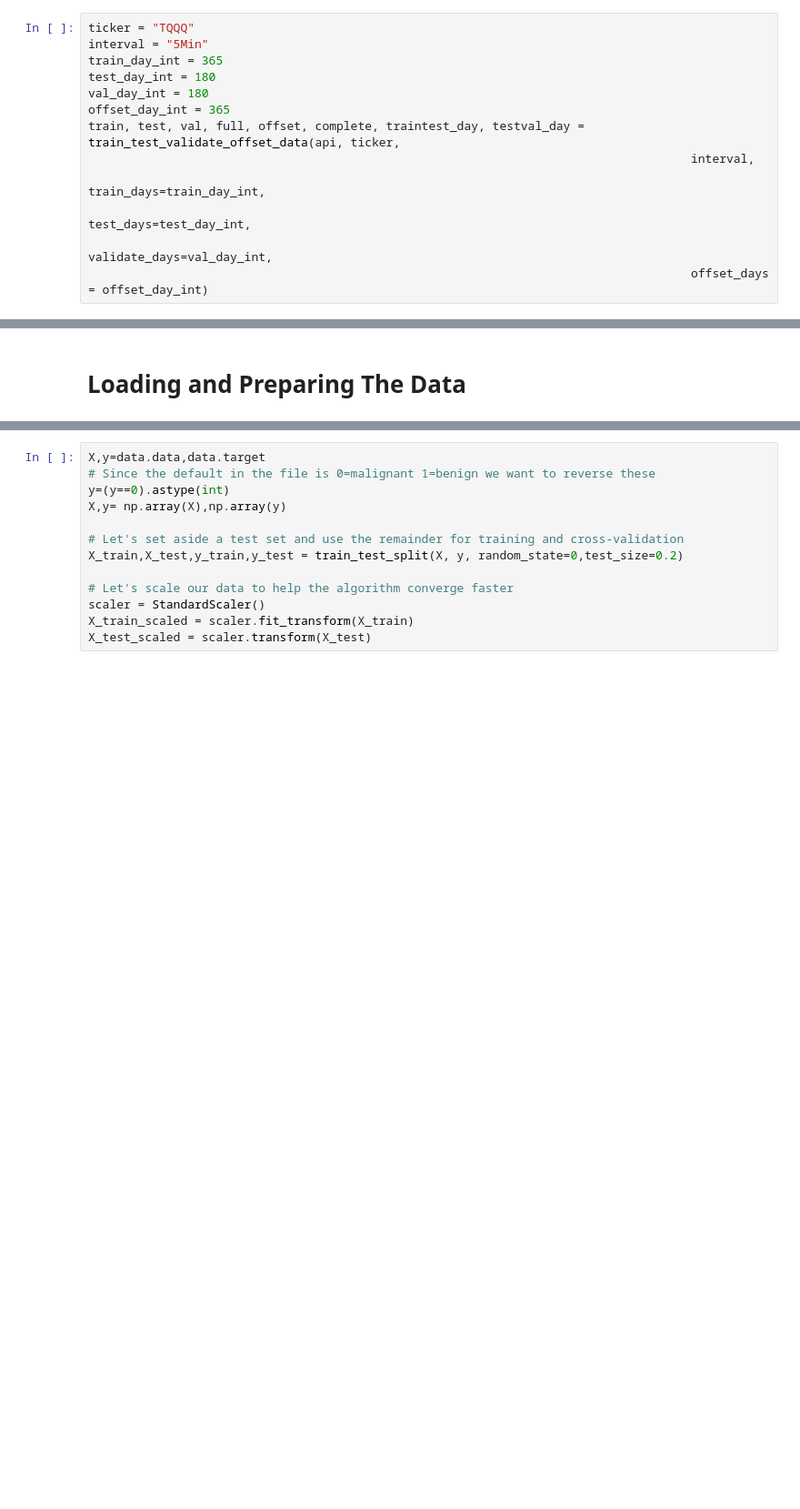
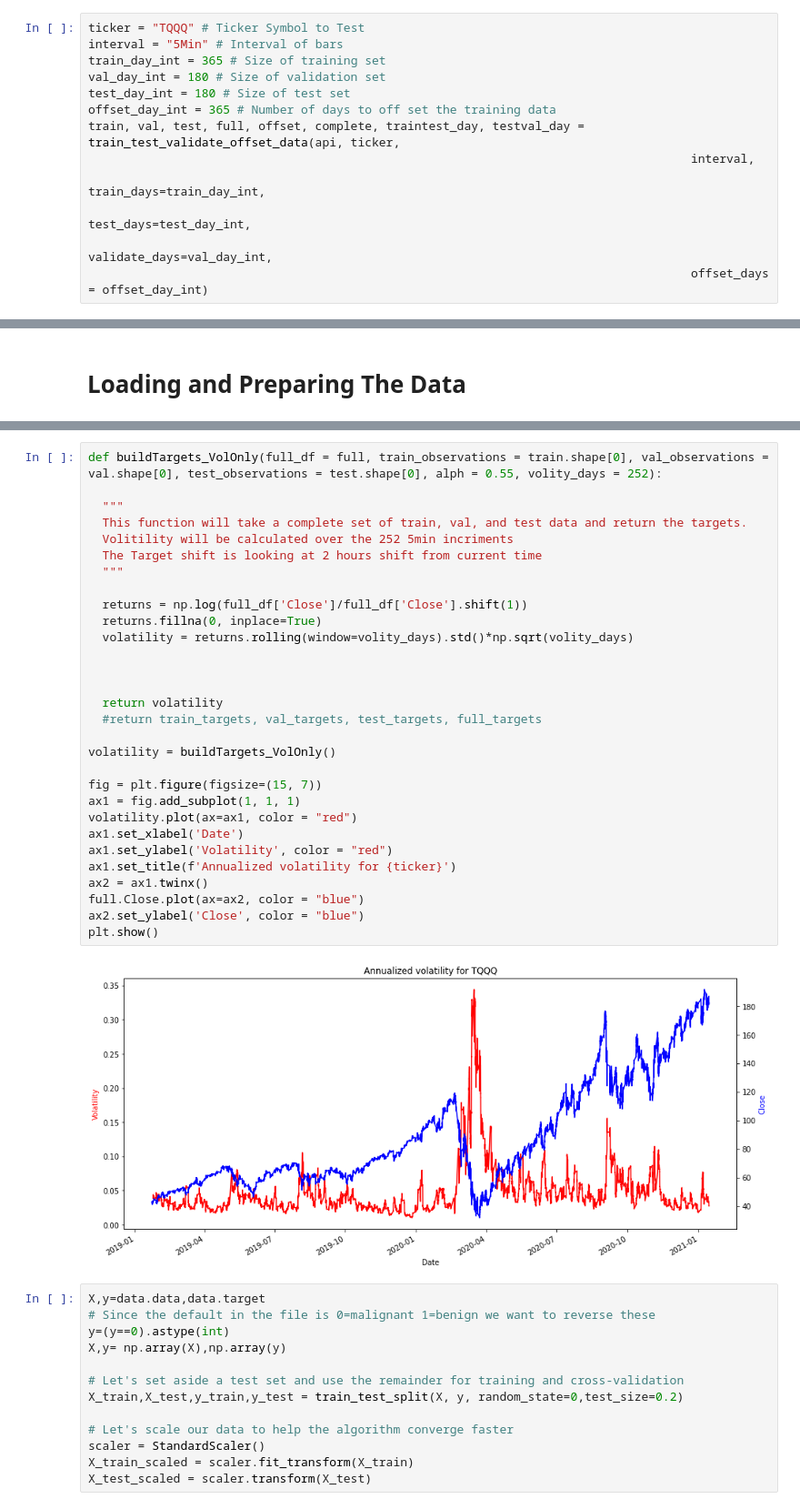
Before and after one commit to Cloblak/aipi540_deeplearning, a Jupyter notebook: 1D_CNN_Attempts/1D_CNN.ipynb, the cells around one changed output, grey strips where cells are left out. Shown at 91% size. Cells and saved outputs as stored; diff of their text form; blank space fills up the shorter version.

```diff
--- a/1D_CNN_Attempts/1D_CNN.ipynb
+++ b/1D_CNN_Attempts/1D_CNN.ipynb
@@ -86,11 +89,11 @@ def train_test_validate_offset_data(api, ticker, interval, train_days=180, test_
 # %%
-ticker = "TQQQ"
-interval = "5Min"
-train_day_int = 365
-test_day_int = 180
-val_day_int = 180
-offset_day_int = 365
-train, test, val, full, offset, complete, traintest_day, testval_day = train_test_validate_offset_data(api, ticker,
+ticker = "TQQQ" # Ticker Symbol to Test
+interval = "5Min" # Interval of bars
+train_day_int = 365 # Size of training set
+val_day_int = 180 # Size of validation set
+test_day_int = 180 # Size of test set
+offset_day_int = 365 # Number of days to off set the training data
+train, val, test, full, offset, complete, traintest_day, testval_day = train_test_validate_offset_data(api, ticker,
                                                                                      interval,
                                                                                      train_days=train_day_int,
                                                                                      test_days=test_day_int,
@@ -103,3 +180,35 @@ train, test, val, full, offset, complete, traintest_day, testval_day = train_tes
+# %%
+def buildTargets_VolOnly(full_df = full, train_observations = train.shape[0], val_observations = val.shape[0], test_observations = test.shape[0], alph = 0.55, volity_days = 252):
+
+  """
+  This function will take a complete set of train, val, and test data and return the targets.
+  Volitility will be calculated over the 252 5min incriments
+  The Target shift is looking at 2 hours shift from current time
+  """
+
+  returns = np.log(full_df['Close']/full_df['Close'].shift(1))
+  returns.fillna(0, inplace=True)
+  volatility = returns.rolling(window=volity_days).std()*np.sqrt(volity_days)
+
+
+
+  return volatility
+  #return train_targets, val_targets, test_targets, full_targets
+
+volatility = buildTargets_VolOnly()
+
+fig = plt.figure(figsize=(15, 7))
+ax1 = fig.add_subplot(1, 1, 1)
+volatility.plot(ax=ax1, color = "red")
+ax1.set_xlabel('Date')
+ax1.set_ylabel('Volatility', color = "red")
+ax1.set_title(f'Annualized volatility for {ticker}')
+ax2 = ax1.twinx()
+full.Close.plot(ax=ax2, color = "blue")
+ax2.set_ylabel('Close', color = "blue")
+plt.show()
+# %% [output]
+[figure, added]
 # %%
 X,y=data.data,data.target
 # Since the default in the file is 0=malignant 1=benign we want to reverse these
```
Also changed, not shown: parts of 10 cells of this notebook.
